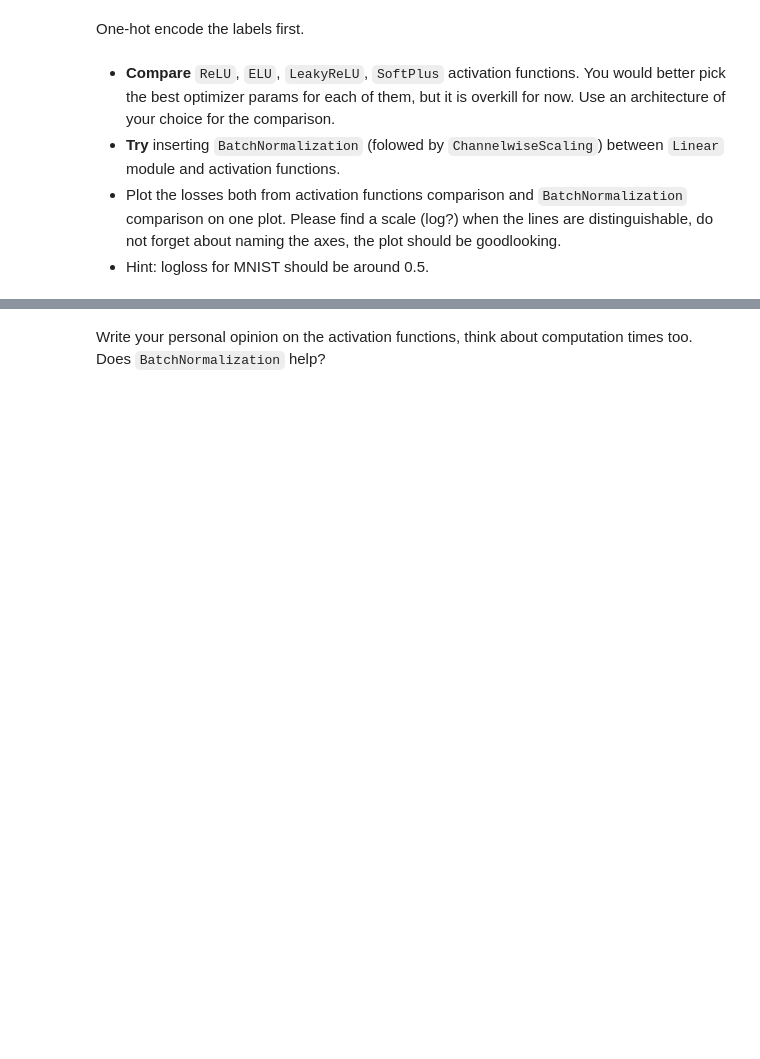
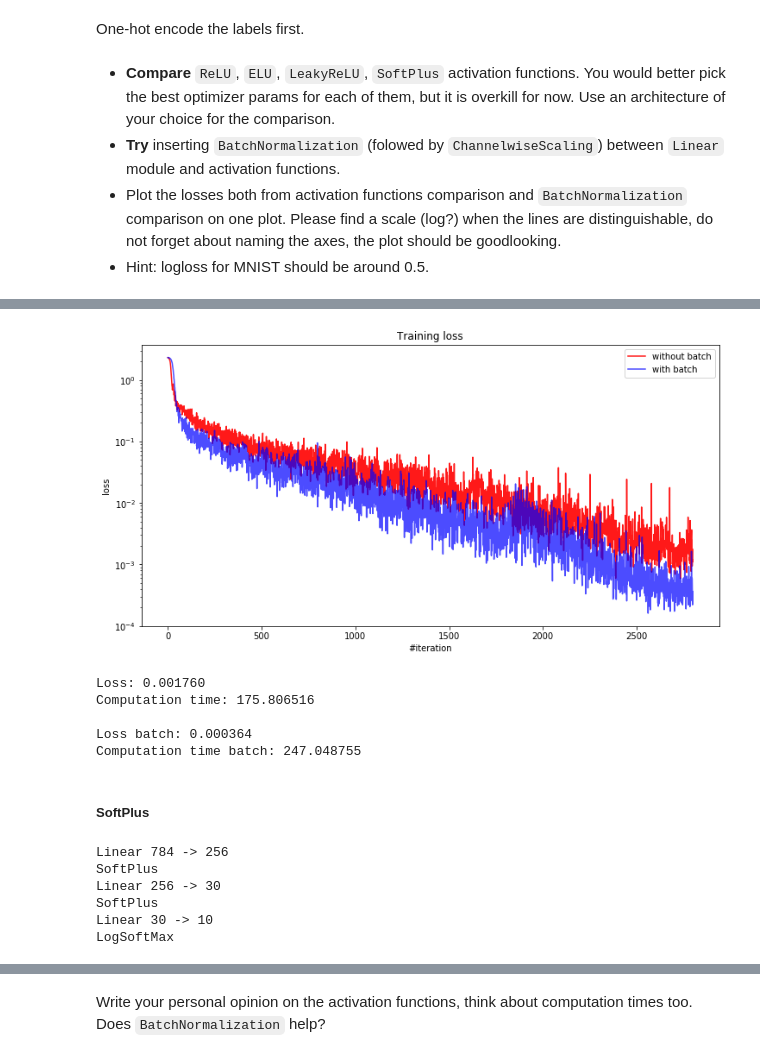
Before and after one commit to KowalskiP/Practical_DL, a Jupyter notebook: homework01/homework_main.ipynb, the cells around one changed output, grey strips where cells are left out. Saved outputs shown, nothing was run; the diff lists cells and outputs as text; code cells hidden in the pictures; blank space fills up the shorter version.

```diff
--- a/homework01/homework_main.ipynb
+++ b/homework01/homework_main.ipynb
@@ -210,0 +417,18 @@ You would better pick the best optimizer params for each of them, but it is over
+# %%
+net_leaky_batch = Sequential()
+net_leaky_batch.add(Linear(X.shape[1], f_linear))
+net_leaky_batch.add(BatchNormalization(alpha=0.8))
+net_leaky_batch.add(ChannelwiseScaling(f_linear))
+net_leaky_batch.add(LeakyReLU(slope=0.05))
+net_leaky_batch.add(Linear(f_linear, s_linear))
+net_leaky_batch.add(BatchNormalization(alpha=0.8))
+net_leaky_batch.add(ChannelwiseScaling(s_linear))
+net_leaky_batch.add(LeakyReLU(slope=0.05))
+net_leaky_batch.add(Linear(s_linear, e_linear))
+net_leaky_batch.add(LogSoftMax())
+
+criterion_leaky_batch = ClassNLLCriterion()
+
+print(net_leaky_batch)
+
+loss_history_leaky_batch, loss_history_epoch_leaky_batch, t_leaky_batch = train(X, y, net_leaky_batch, criterion_leaky_batch)
@@ -210,0 +446,32 @@ You would better pick the best optimizer params for each of them, but it is over
+# %%
+visualize(loss_history_leaky, loss_history_leaky_batch, t_leaky, t_leaky_batch)
+# %% [output]
+[figure, added]
+Loss: 0.001760
+Computation time: 175.806516
+
+Loss batch: 0.000364
+Computation time batch: 247.048755
+# %% [markdown]
+##### SoftPlus
+# %%
+net_softplus = Sequential()
+net_softplus.add(Linear(X.shape[1], f_linear))
+net_softplus.add(SoftPlus())
+net_softplus.add(Linear(f_linear, s_linear))
+net_softplus.add(SoftPlus())
+net_softplus.add(Linear(s_linear, e_linear))
+net_softplus.add(LogSoftMax())
+
+criterion_softplus = ClassNLLCriterion()
+
+print(net_softplus)
+
+loss_history_softplus, loss_history_epoch_softplus, t_softplus = train(X, y, net_softplus, criterion_softplus)
+# %% [output]
+Linear 784 -> 256
+SoftPlus
+Linear 256 -> 30
+SoftPlus
+Linear 30 -> 10
+LogSoftMax
```
Also changed, not shown: parts of 39 cells of this notebook.
